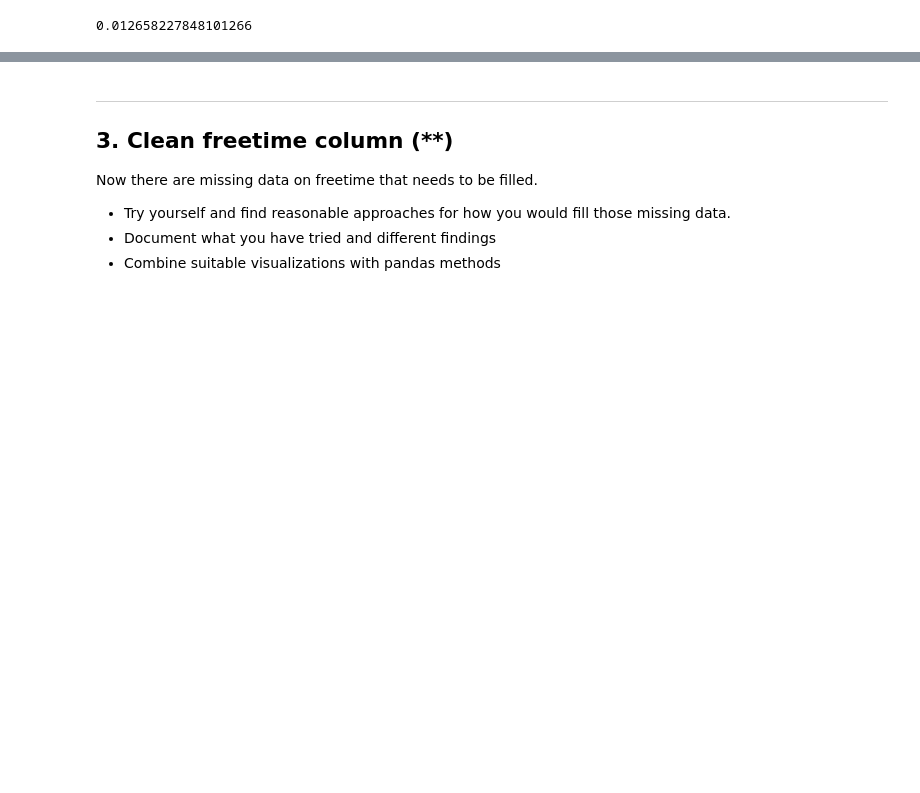
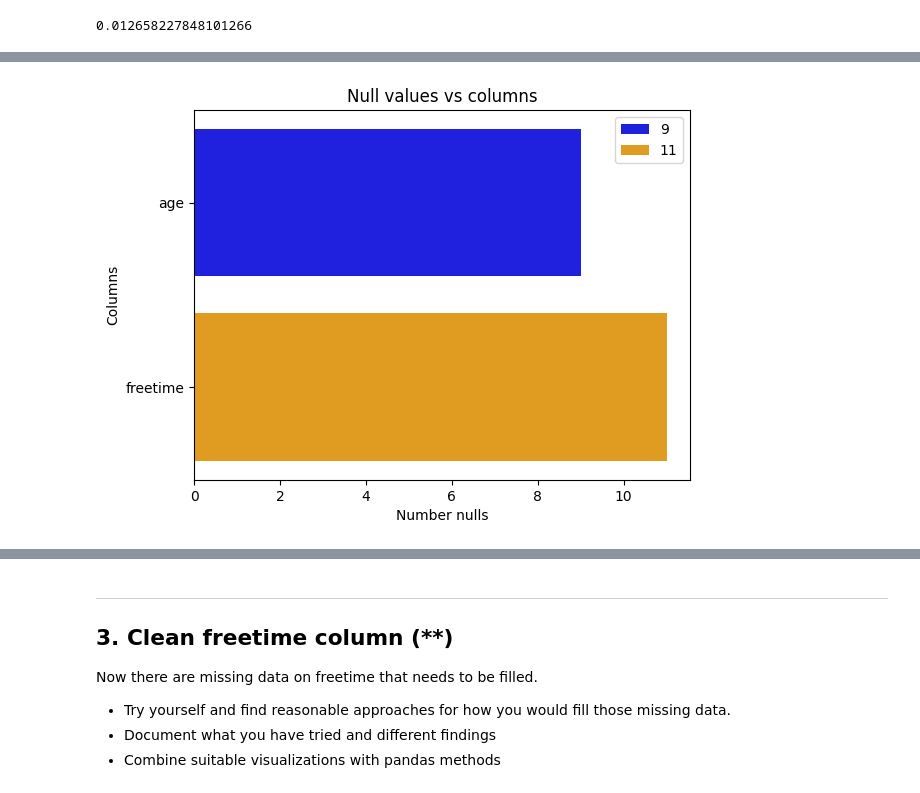
Before and after one commit to Cederlid/databehandling, a Jupyter notebook: exercises/E2_missing_aggregation.ipynb, the cells around one changed output, grey strips where cells are left out. Saved outputs shown, nothing was run; the diff lists cells and outputs as text; code cells hidden in the pictures; blank space fills up the shorter version.

```diff
--- a/exercises/E2_missing_aggregation.ipynb
+++ b/exercises/E2_missing_aggregation.ipynb
@@ -310,0 +330,9 @@ g)
+# %%
+# a
+from help_fuction import plot_missing_values
+missing_atleast_txo_values_filter = student_df.isnull().sum(axis=1) > 1
+student_df = student_df[~missing_atleast_txo_values_filter].reset_index(drop=True)
+
+plot_missing_values(student_df)
+# %% [output]
+[figure, added]
```
Also changed, not shown: parts of 8 cells of this notebook, 1 other file.
